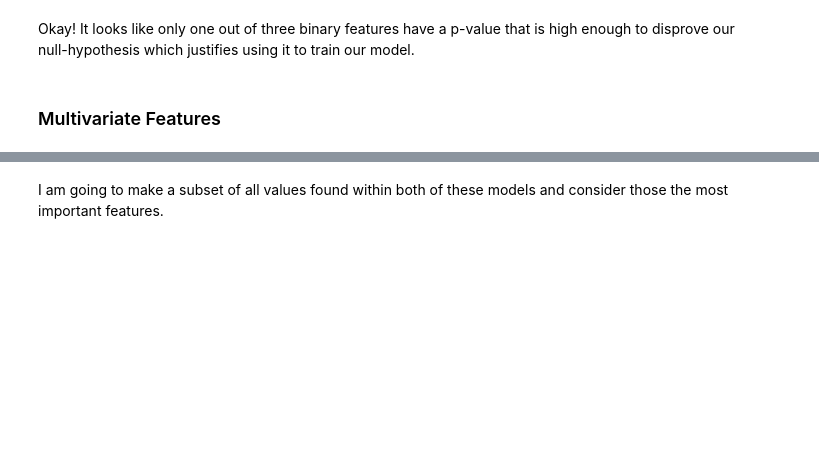
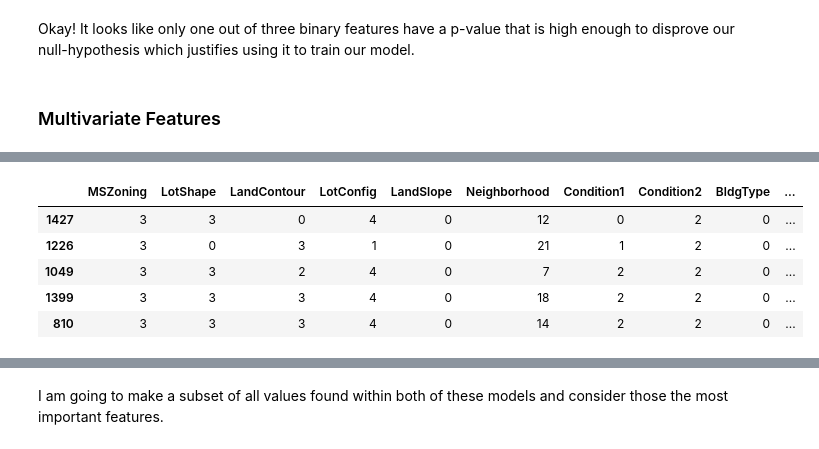
Before and after one commit to ebonnecab/mozilla-ds-project, a Jupyter notebook: analysis.ipynb, the cells around one changed output, grey strips where cells are left out. Saved outputs shown, nothing was run; the diff lists cells and outputs as text; code cells hidden in the pictures; blank space fills up the shorter version.

```diff
--- a/analysis.ipynb
+++ b/analysis.ipynb
@@ -701,8 +726,15 @@ print('# of Variables with less than or equal to 25 categories = {}'.format(len(
 # %%
 #Label encoding
 X_train_cat = X_train[categor_cols]
-
 X_train_cat_le = enc.fit_transform(X_train_cat)
+X_train_cat_le.head()
+# %% [output]
+|  | MSZoning | LotShape | LandContour | LotConfig | LandSlope | Neighborhood | Condition1 | Condition2 | BldgType | ... |
+| 1427 | 3 | 3 | 0 | 4 | 0 | 12 | 0 | 2 | 0 | ... |
+| 1226 | 3 | 0 | 3 | 1 | 0 | 21 | 1 | 2 | 0 | ... |
+| 1049 | 3 | 3 | 2 | 4 | 0 | 7 | 2 | 2 | 0 | ... |
+| 1399 | 3 | 3 | 3 | 4 | 0 | 18 | 2 | 2 | 0 | ... |
+| 810 | 3 | 3 | 3 | 4 | 0 | 14 | 2 | 2 | 0 | ... |
 # %%
 mi = mutual_info_regression(X_train_cat_le, y_train, discrete_features = True, n_neighbors=5, copy=True, random_state=None)
 
```
Also changed, not shown: parts of 17 cells of this notebook.
